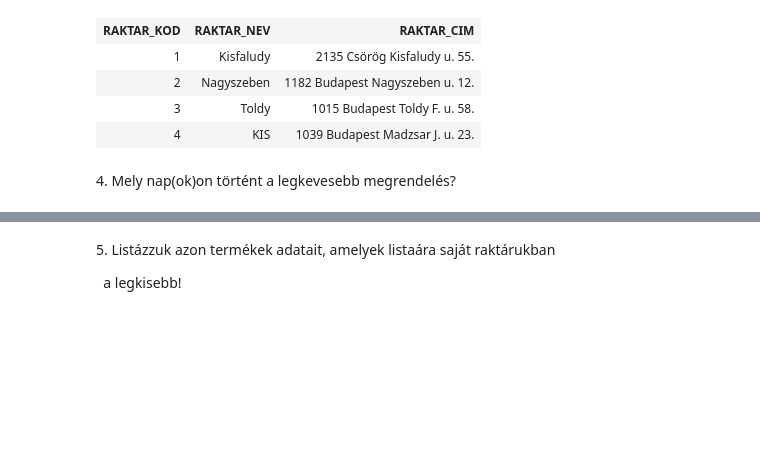
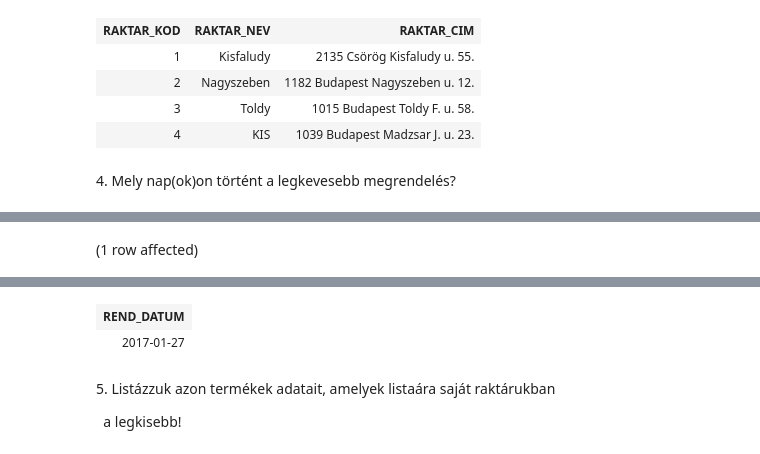
Before and after one commit to ngyrami/azuredatastudio, a Jupyter notebook: gyak01.ipynb, the cells around one changed output, grey strips where cells are left out. Saved outputs shown, nothing was run; the diff lists cells and outputs as text; code cells hidden in the pictures; blank space fills up the shorter version.

```diff
--- a/gyak01.ipynb
+++ b/gyak01.ipynb
@@ -107,0 +83,12 @@ Total execution time: 00:00:01.261
+# %%
+SELECT REND_DATUM
+ FROM Rendeles
+ GROUP BY REND_DATUM
+ HAVING COUNT(*)<= ALL
+ (
+   SELECT COUNT(*)
+   FROM Rendeles
+   GROUP BY REND_DATUM
+ )
+# %% [output]
+(1 row affected)
@@ -108,3 +96,5 @@ Total execution time: 00:00:01.261
+| REND_DATUM |
+| 2017-01-27 |
 # %% [markdown]
 5\. Listázzuk azon termékek adatait, amelyek listaára saját raktárukban
 
```
Also changed, not shown: parts of 3 cells of this notebook.
